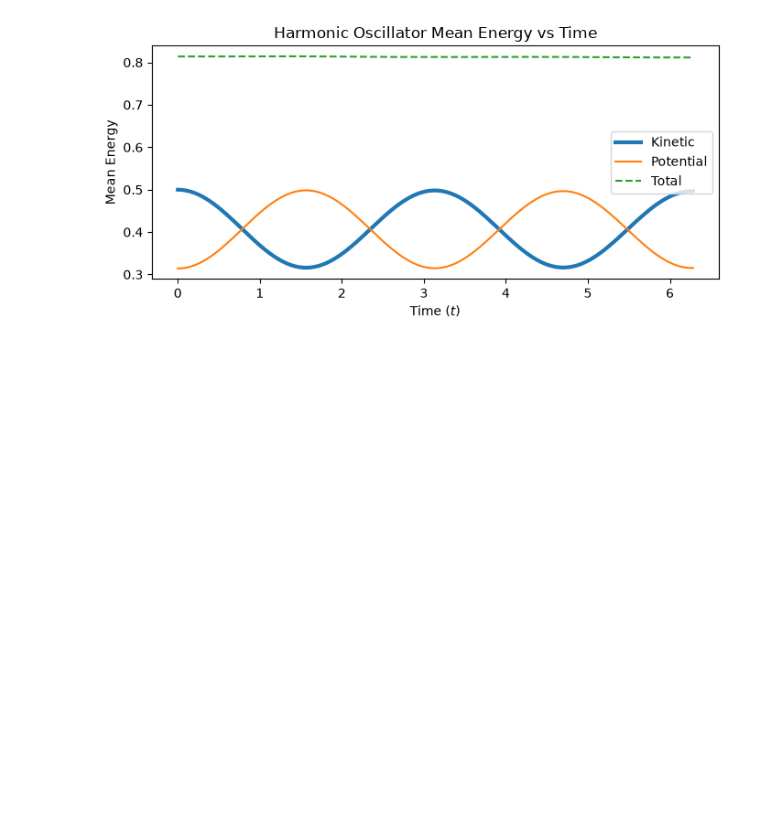
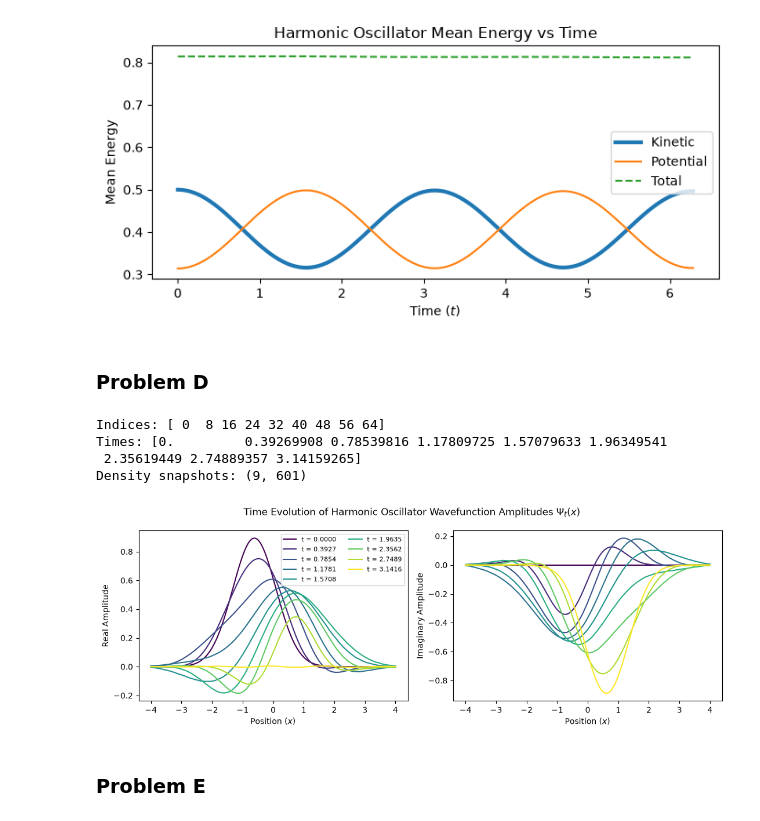
Before and after one commit to amanpalanati/phys142, a Jupyter notebook: assignments/assignment1/assignment1.ipynb, the cells around one changed output. Cells and saved outputs as stored; diff of their text form; code cells hidden in the pictures; blank space fills up the shorter version.

Commit message:
Completed problem D

```diff
--- a/assignments/assignment1/assignment1.ipynb
+++ b/assignments/assignment1/assignment1.ipynb
@@ -128,3 +128,34 @@ fig.tight_layout()
 plt.show()
 # %% [output]
 [figure]
+# %% [markdown]
+### Problem D
+# %%
+snapshot_indices = 8 * np.arange(9)
+snapshot_times = t[snapshot_indices]
+P_snapshots = P[snapshot_indices]
+print("Indices:", snapshot_indices)
+print("Times:", snapshot_times)
+print("Density snapshots:", P_snapshots.shape)
+# %% [output]
+Indices: [ 0  8 16 24 32 40 48 56 64]
+Times: [0.         0.39269908 0.78539816 1.17809725 1.57079633 1.96349541
+ 2.35619449 2.74889357 3.14159265]
+Density snapshots: (9, 601)
+# %%
+fig, axes = plt.subplots(1, 2, figsize=(11, 4), sharex=True)
+colors = plt.cm.viridis(np.linspace(0, 1, len(snapshot_indices)))
+for index, color in zip(snapshot_indices, colors):
+    label = f"t = {t[index]:.4f}"
+    axes[0].plot(x, states[index].real, color=color, label=label)
+    axes[1].plot(x, states[index].imag, color=color)
+axes[0].set(xlabel="Position $(x)$", ylabel="Real Amplitude")
+axes[1].set(xlabel="Position $(x)$", ylabel="Imaginary Amplitude")
+axes[0].legend(fontsize=8, ncol=2)
+fig.suptitle("Time Evolution of Harmonic Oscillator Wavefunction Amplitudes $\\Psi_t(x)$")
+fig.tight_layout()
+plt.show()
+# %% [output]
+[figure, added]
+# %% [markdown]
+### Problem E
```
Also changed, not shown: 1 other file.
